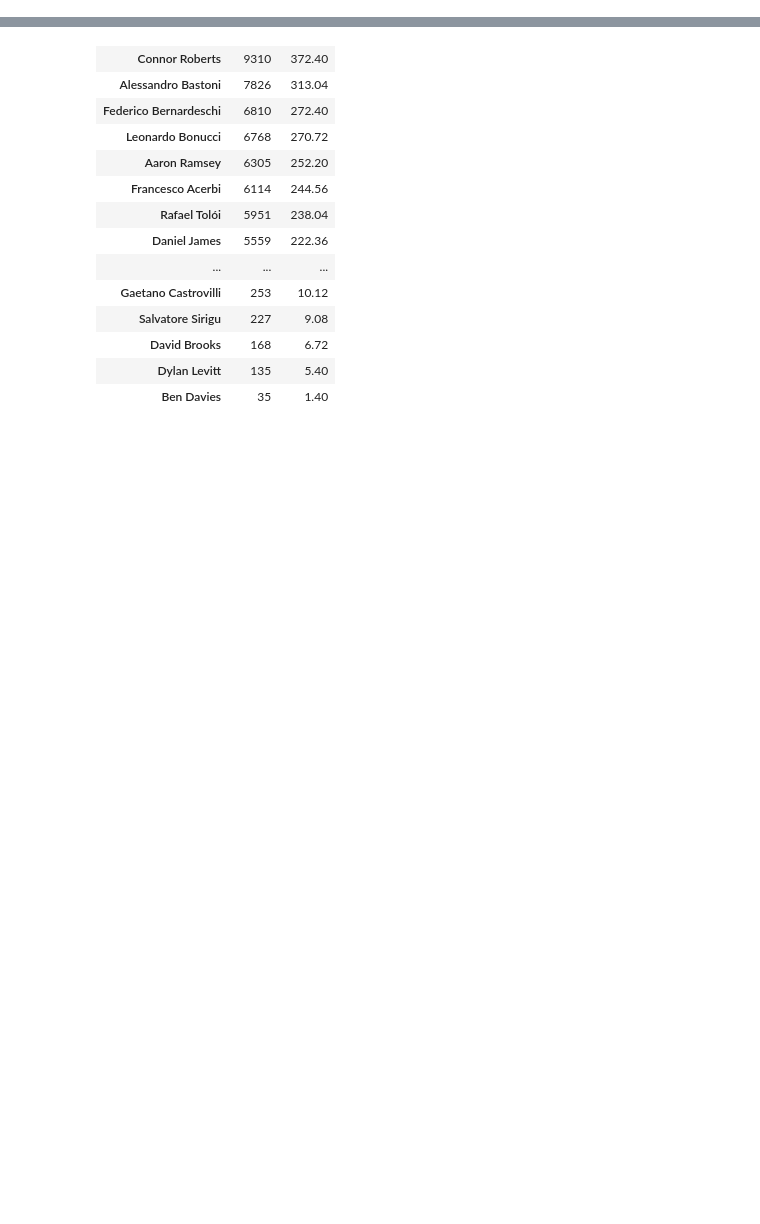
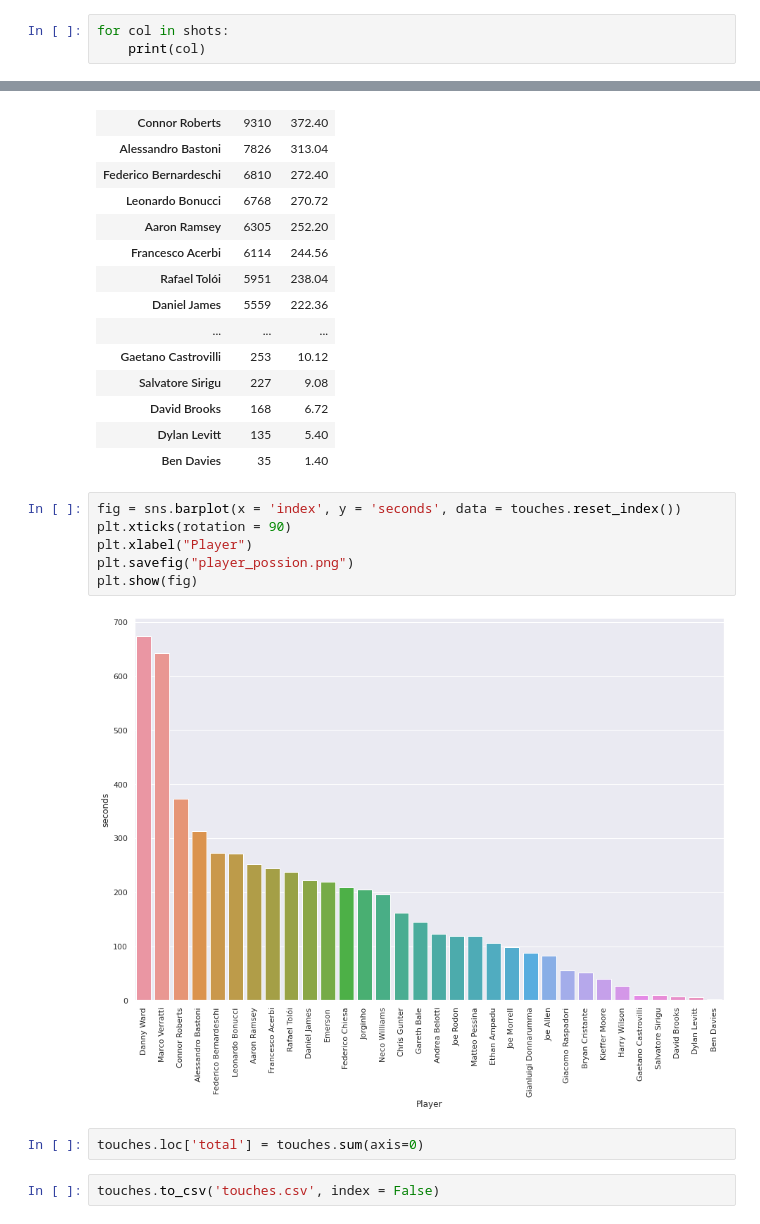
Before and after one commit to aegonwolf/socceranalytics, a Jupyter notebook: all-games.ipynb, the cells around one changed output, grey strips where cells are left out. Cells and saved outputs as stored; diff of their text form; blank space fills up the shorter version.

```diff
--- a/all-games.ipynb
+++ b/all-games.ipynb
@@ -634,0 +654,3 @@ shots.groupby(['possession_team_name', 'shot_body_part_name']).size().unstack(fi
+# %%
+for col in shots:
+    print(col)
@@ -804,3 +862,15 @@ touches
 | David Brooks | 168 | 6.72 |
 | Dylan Levitt | 135 | 5.40 |
 | Ben Davies | 35 | 1.40 |
+# %%
+fig = sns.barplot(x = 'index', y = 'seconds', data = touches.reset_index())
+plt.xticks(rotation = 90)
+plt.xlabel("Player")
+plt.savefig("player_possion.png")
+plt.show(fig)
+# %% [output]
+[figure, added]
+# %%
+touches.loc['total'] = touches.sum(axis=0)
+# %%
+touches.to_csv('touches.csv', index = False)
```
Also changed, not shown: parts of 14 cells of this notebook.
